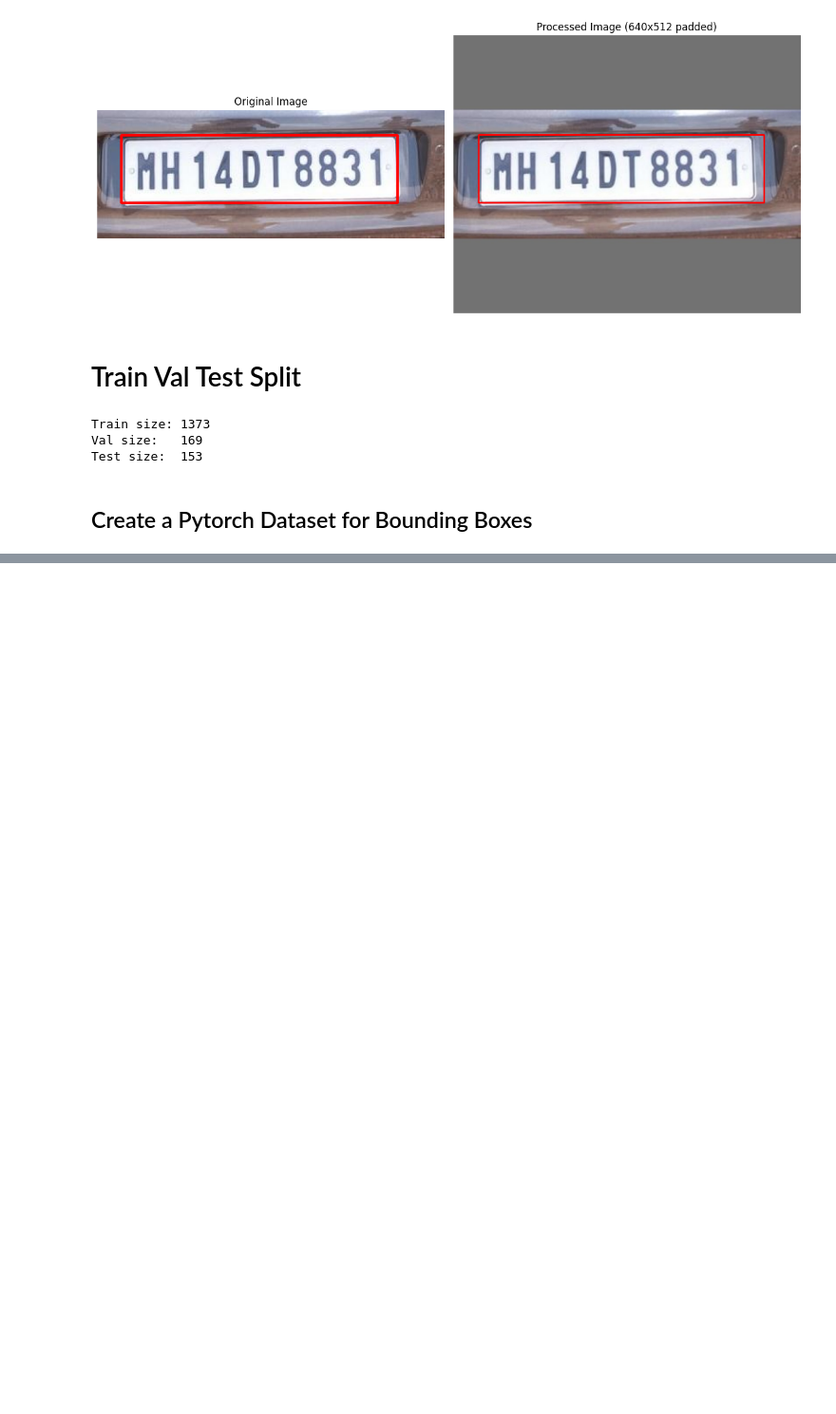
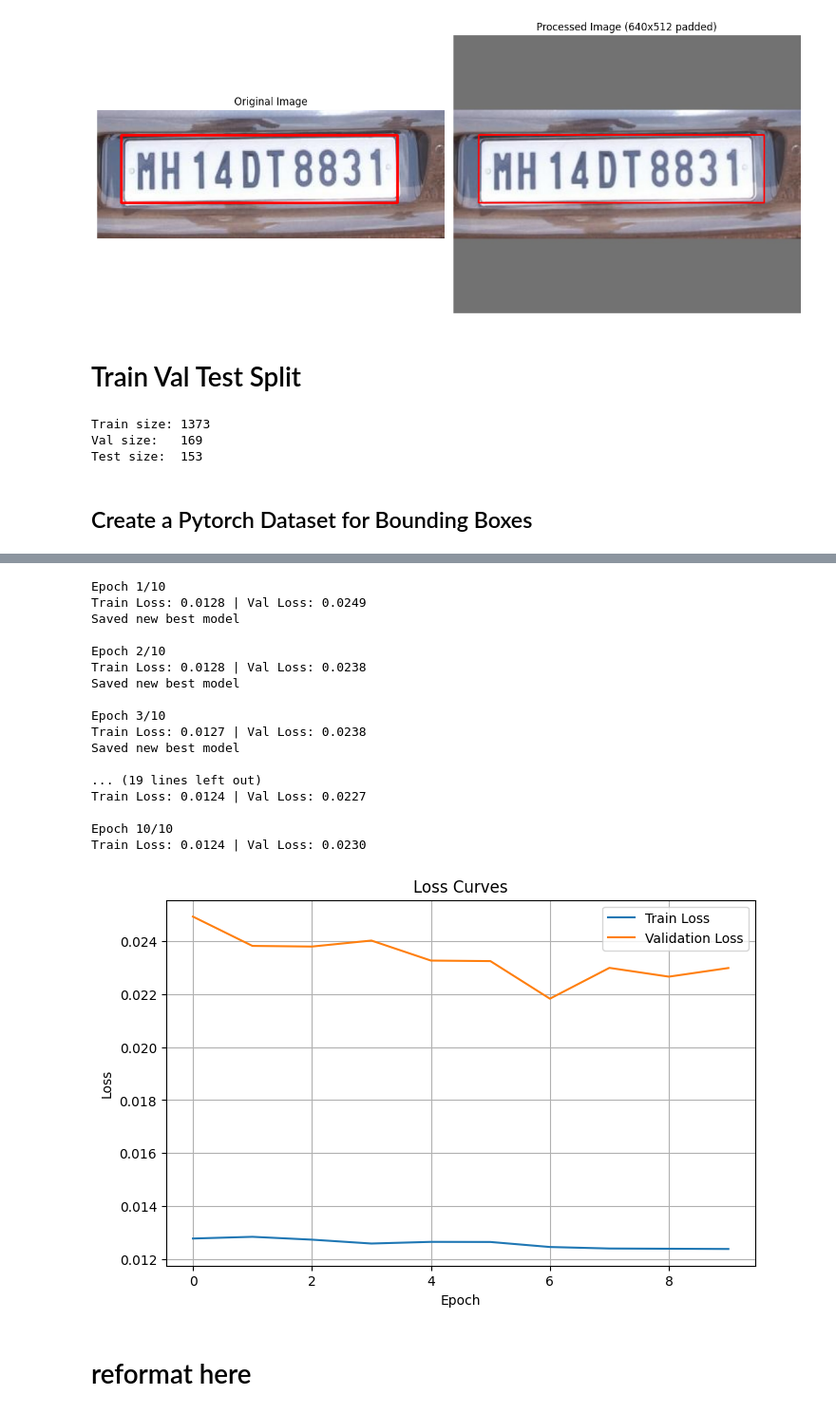
Before and after one commit to AndrewReusche/License_Plate_Detection, a Jupyter notebook: 3rd_notebook.ipynb, the cells around one changed output, grey strips where cells are left out. Shown at 95% size. Drawn from its saved outputs; the diff is of its cells as text; code cells hidden in the pictures; blank space fills up the shorter version.

Commit message:
3rd notebook: baseline model

```diff
--- a/3rd_notebook.ipynb
+++ b/3rd_notebook.ipynb
@@ -523,0 +553,14 @@ show_batch_with_boxes(train_loader, batch_size= 4)
+# %%
+device= torch.device('cuda' if torch.cuda.is_available() else 'cpu')
+print("using device:", device)
+
+#instantiate
+model =SimpleBBoxCNN()
+
+#save the model
+torch.save(model.state_dict(), 'baseline_bbox_model.pth')
+
+#how to load model later
+#model= SimpleBBoxCNN()
+#model.load_state_dict(torch.load('baseline_bbox_model.pth'))
+#model.eval() #set to eval if done training
@@ -523,0 +677,35 @@ show_batch_with_boxes(train_loader, batch_size= 4)
+# %%
+def plot_loss_curves(history):
+    plt.figure(figsize=(8, 5))
+    plt.plot(history['train_loss'], label='Train Loss')
+    plt.plot(history['val_loss'], label='Validation Loss')
+    plt.xlabel('Epoch')
+    plt.ylabel('Loss')
+    plt.title('Loss Curves')
+    plt.legend()
+    plt.grid()
+    plt.show()
+
+history = train_model(model, train_loader, val_loader, criterion, optimizer, device, epochs=10)
+plot_loss_curves(history)
+# %% [output]
+Epoch 1/10
+Train Loss: 0.0128 | Val Loss: 0.0249
+Saved new best model
+
+Epoch 2/10
+Train Loss: 0.0128 | Val Loss: 0.0238
+Saved new best model
+
+Epoch 3/10
+Train Loss: 0.0127 | Val Loss: 0.0238
+Saved new best model
+
+... (19 lines left out)
+Train Loss: 0.0124 | Val Loss: 0.0227
+
+Epoch 10/10
+Train Loss: 0.0124 | Val Loss: 0.0230
+[figure, added]
+# %% [markdown]
+# reformat here
```
Also changed, not shown: parts of 18 cells of this notebook.
